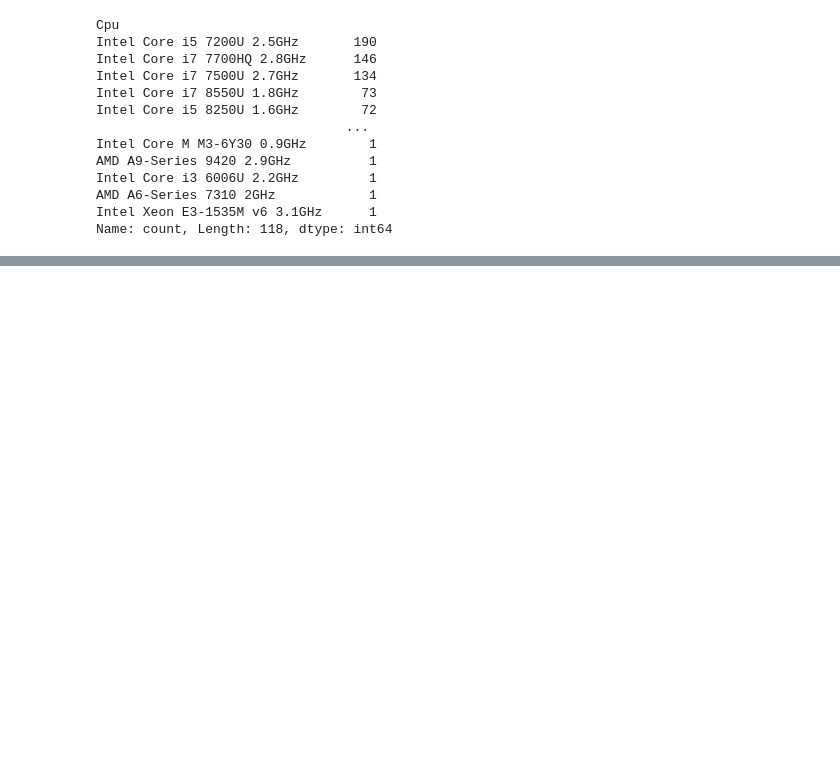
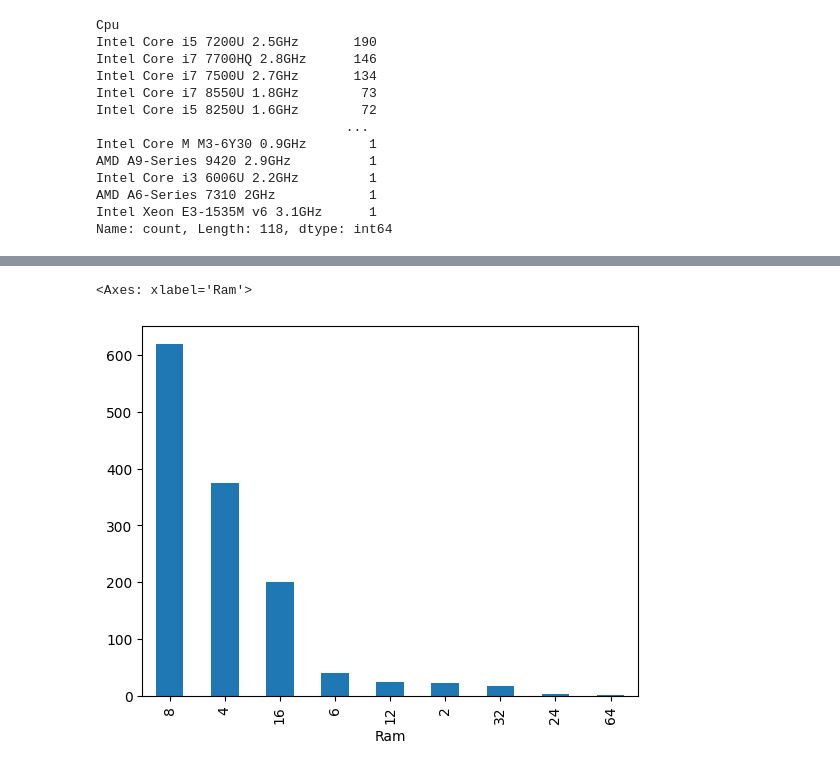
Before and after one commit to John-5014/Laptop_Price_Prediction, a Jupyter notebook: Laptop_Price_Predictor.ipynb, the cells around one changed output, grey strips where cells are left out. Drawn from its saved outputs; the diff is of its cells as text; code cells hidden in the pictures; blank space fills up the shorter version.

```diff
--- a/Laptop_Price_Predictor.ipynb
+++ b/Laptop_Price_Predictor.ipynb
@@ -429,0 +472,5 @@ data.head()
+# %%
+data['Ram'].value_counts().plot(kind='bar')
+# %% [output]
+<Axes: xlabel='Ram'>
+[figure, added]
```
Also changed, not shown: parts of 8 cells of this notebook.
